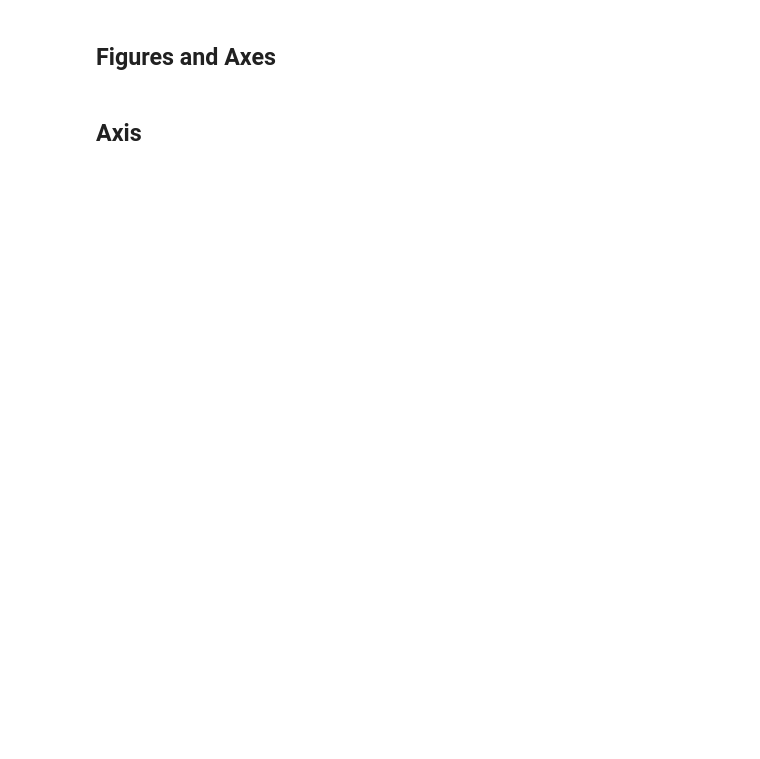
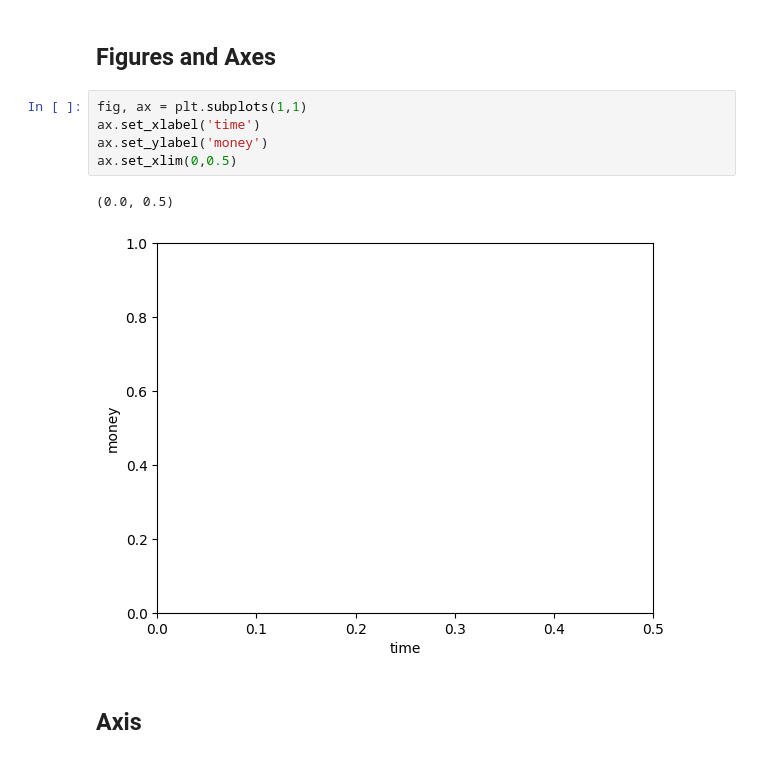
Before and after one commit to CU-NRSC-7657/NRSC7657, a Jupyter notebook: Week3/Plotting.ipynb, the cells around one changed output. Saved outputs shown, nothing was run; the diff lists cells and outputs as text; blank space fills up the shorter version.

```diff
--- a/Week3/Plotting.ipynb
+++ b/Week3/Plotting.ipynb
@@ -24,4 +44,12 @@ https://matplotlib.org/stable/gallery/index.html
 # %% [markdown]
 ## Figures and Axes
+# %%
+fig, ax = plt.subplots(1,1)
+ax.set_xlabel('time')
+ax.set_ylabel('money')
+ax.set_xlim(0,0.5)
+# %% [output]
+(0.0, 0.5)
+[figure, added]
 # %% [markdown]
 ## Axis
```
Also changed, not shown: parts of 28 cells of this notebook, 3 other files.
